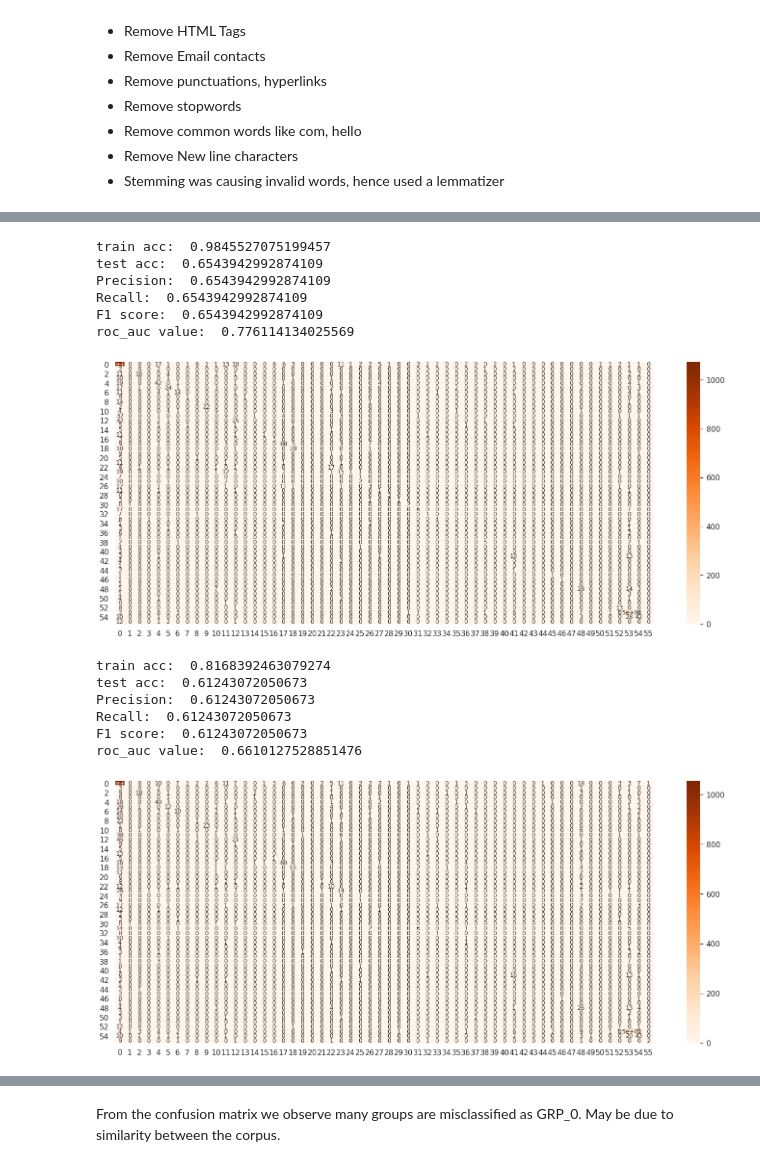
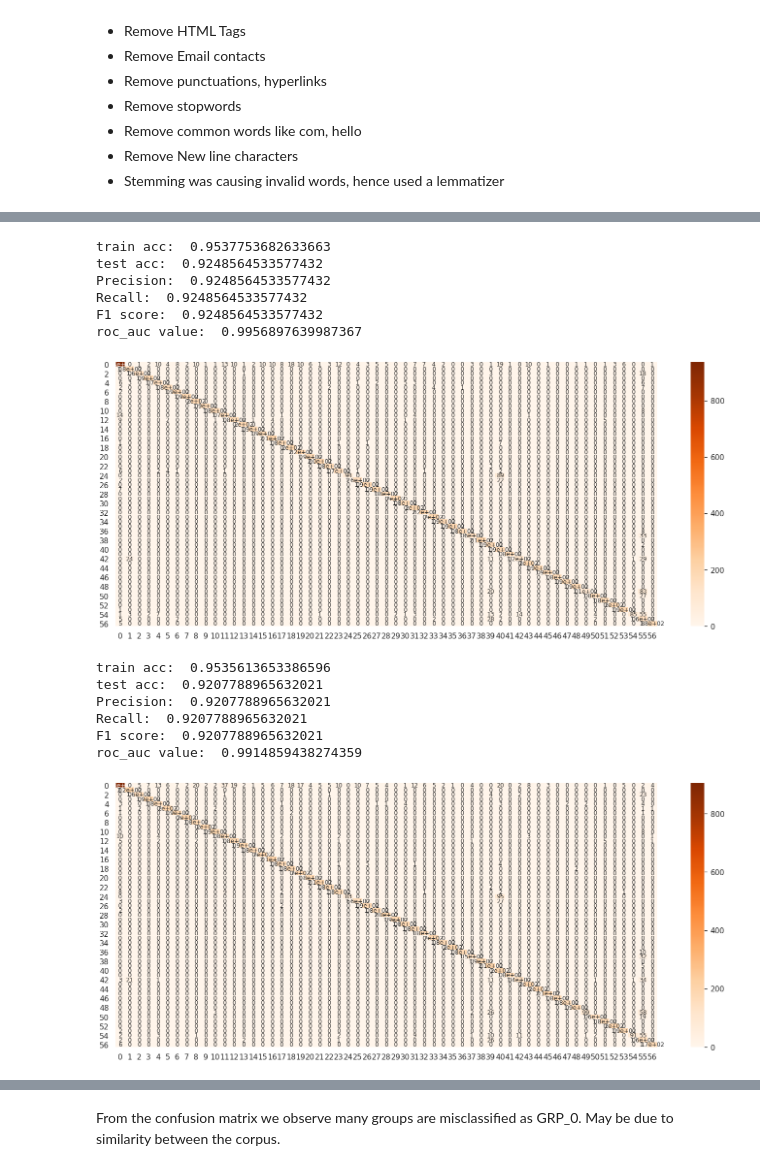
Before and after one commit to mkmanianv/automaticTicketAssignment, a Jupyter notebook: NLP_Automatic_Ticket_Assignment_Capstone_Project.ipynb, the cells around one changed output, grey strips where cells are left out. Cells and saved outputs as stored; diff of their text form; code cells hidden in the pictures.

```diff
--- a/NLP_Automatic_Ticket_Assignment_Capstone_Project.ipynb
+++ b/NLP_Automatic_Ticket_Assignment_Capstone_Project.ipynb
@@ -476,6 +483,22 @@ class PreProcessing:
       sentence = re.sub(r"ic:",' ',sentence)
       sentence = re.sub(r"cc:",' ',sentence)
       sentence = re.sub(r"bcc:",' ',sentence)
+      tok = WordPunctTokenizer()
+      pat1 = r'@[A-Za-z0-9]+'
+      pat2 = r'https?://[A-Za-z0-9./]+'
+      combined_pat = r'|'.join((pat1, pat2))
+
+
+      soup = BeautifulSoup(sentence, 'lxml')
+      souped = soup.get_text()
+      stripped = re.sub(combined_pat, '', souped)
+      try:
+        clean = stripped.decode("utf-8-sig").replace(u"\ufffd", "?")
+      except:
+        clean = stripped
+      letters_only = re.sub("[^a-zA-Z]", " ", clean)
+      words = tok.tokenize(letters_only)
+      sentence=(" ".join(words)).strip()
       #Remove email
       sentence = re.sub(r'\S*@\S*\s?', '', sentence)
       # Remove underscores
@@ -665 +688,3 @@ for i in range(20):
 ... (8 outputs left out)
+# %%
+ticket_df.reset_index(inplace=True)
@@ -665,0 +761,9 @@ for i in range(20):
+# %%
+df_minor_grps = ticket_df[ticket_df['Assignment group'] != 'GRP_0']
+df_grp0 = ticket_df[ticket_df['Assignment group'] == 'GRP_0']
+max_others = df_minor_grps['Assignment group'].value_counts().max()
+df_resampled = df_grp0.copy()
+for grp in df_minor_grps['Assignment group'].unique():
+    df_single_grp = ticket_df[ticket_df['Assignment group'] == grp]
+    resampled = resample(df_single_grp, replace=True, n_samples=int(max_others),stratify=None , random_state=123)
+    df_resampled = df_resampled.append(resampled)
@@ -666,3 +780,3 @@ for i in range(20):
 # %%
-X=ticket_df['desc_lemma'].apply(lambda x: ' '.join(x))
-y=ticket_df['Assignment group']
+X=df_resampled['desc_lemma'].apply(lambda x: ' '.join(x))
+y=df_resampled['Assignment group']
@@ -733,28 +844,24 @@ print('train acc: ',clf.score(X_train,y_train))
 print('test acc: ',clf.score(X_test, y_test))
 precision_recall_fscore_support_roc_auc(clf,y_test,X_test)
 # %% [output]
-train acc:  0.9845527075199457
-test acc:  0.6543942992874109
-Precision:  0.6543942992874109
-Recall:  0.6543942992874109
-F1 score:  0.6543942992874109
-roc_auc value:  0.776114134025569
+train acc:  0.9537753682633663
+test acc:  0.9248564533577432
+Precision:  0.9248564533577432
+Recall:  0.9248564533577432
+F1 score:  0.9248564533577432
+roc_auc value:  0.9956897639987367
-[figure, old version]
+[figure, new version]
 # %%
-estimators = [
-     ('rf', KNeighborsClassifier(n_neighbors= 5, weights = 'distance')),
-     ('svr',SVC(C=2,gamma = 'auto', kernel= 'poly', degree=2),
-     LogisticRegression(solver="liblinear"))]
-clf = StackingClassifier(estimators=estimators,
-                         final_estimator=RandomForestClassifier(n_estimators = 20, random_state=1,max_features=1.0)).fit(X_train, y_train)
-print('train acc: ',clf.score(X_train,y_train))
-print('test acc: ',clf.score(X_test, y_test))
-precision_recall_fscore_support_roc_auc(clf,y_test,X_test)
+#@title Default title text
+dTree = DecisionTreeClassifier(criterion = 'gini', random_state=1).fit(X_train, y_train)
+print('train acc: ',dTree.score(X_train,y_train))
+print('test acc: ',dTree.score(X_test, y_test))
+precision_recall_fscore_support_roc_auc(dTree,y_test,X_test)
 # %% [output]
-train acc:  0.8168392463079274
-test acc:  0.61243072050673
-Precision:  0.61243072050673
-Recall:  0.61243072050673
-F1 score:  0.61243072050673
-roc_auc value:  0.6610127528851476
+train acc:  0.9535613653386596
+test acc:  0.9207788965632021
+Precision:  0.9207788965632021
+Recall:  0.9207788965632021
+F1 score:  0.9207788965632021
+roc_auc value:  0.9914859438274359
-[figure, old version]
+[figure, new version]
```
Also changed, not shown: parts of 63 cells of this notebook.
